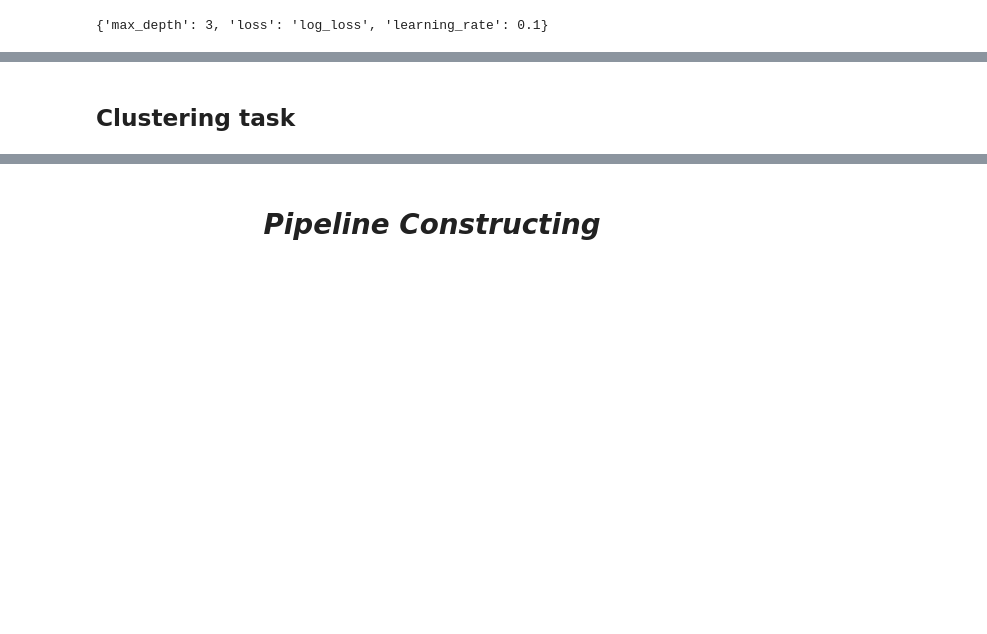
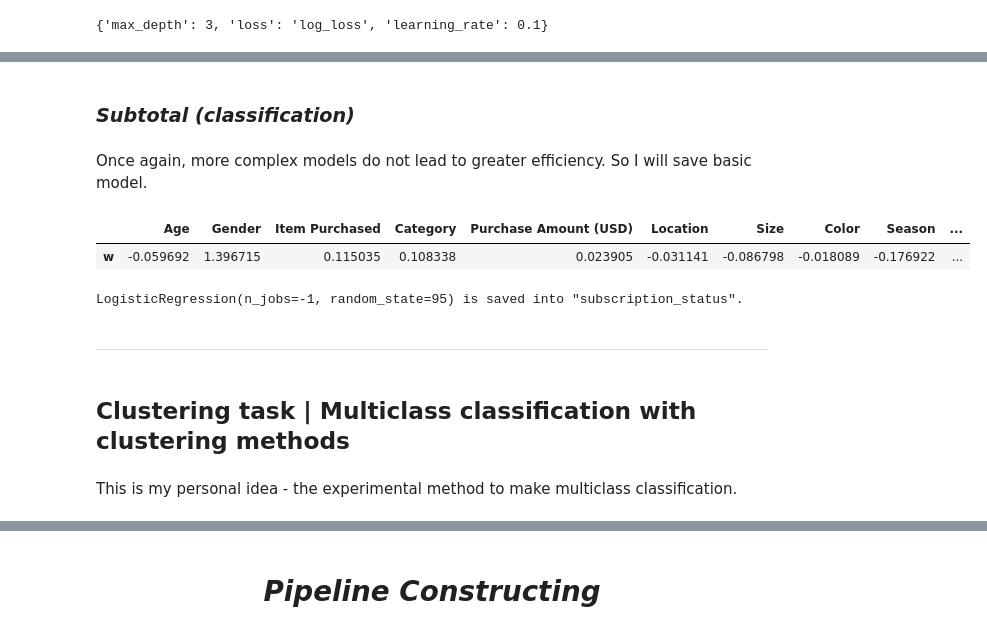
Before and after one commit to georgekovin/Consumer-Behavior-and-Shopping-Habits-Research, a Jupyter notebook: research.ipynb, the cells around one changed output, grey strips where cells are left out. Cells and saved outputs as stored; diff of their text form; code cells hidden in the pictures; blank space fills up the shorter version.

```diff
--- a/research.ipynb
+++ b/research.ipynb
@@ -701,9 +711,12 @@ Difference is 0.0
 # %% [markdown]
 I think, there is no point to use more complex models, because they don't show greater efficienсy, and MAPE score is already pretty good even on the baseline.
 # %%
-pd.DataFrame(base_reg.coef_.reshape((1, 15)),
-             index=['w'],
-             columns=X_train.columns)
+show_coefs = lambda model, X=X: pd.DataFrame(model.coef_.reshape((1, 15)),
+                                             index=['w'],
+                                             columns=X.columns)
+
+
+show_coefs(base_reg)
 # %% [output]
 |  | Age | Gender | Item Purchased | Category | Location | Size | Color | Season | Review Rating | ... |
 | w | -1.293717 | -0.345027 | -0.130097 | -1.334134 | 1.912351 | 1.680375 | -0.102477 | -1.010047 | 3.357556 | ... |
@@ -905,3 +943,20 @@ NameError: name 'sdesthe' is not defined
+# %% [markdown]
+### *Subtotal (classification)*
+# %% [markdown]
+Once again, more complex models do not lead to greater efficiency. So I will save basic model.
+# %%
+show_coefs(base_clf, X=X)
+# %% [output]
+|  | Age | Gender | Item Purchased | Category | Purchase Amount (USD) | Location | Size | Color | Season | ... |
+| w | -0.059692 | 1.396715 | 0.115035 | 0.108338 | 0.023905 | -0.031141 | -0.086798 | -0.018089 | -0.176922 | ... |
+# %%
+dump_model(base_clf, clf_dir, 'clf_model')
+# %% [output]
+LogisticRegression(n_jobs=-1, random_state=95) is saved into "subscription_status".
+# %% [markdown]
+---
 # %% [markdown]
-## Clustering task
+## Clustering task | Multiclass classification with clustering methods
+# %% [markdown]
+This is my personal idea - the experimental method to make multiclass classification.
 # %%
```
Also changed, not shown: parts of 34 cells of this notebook, 4 other files.
